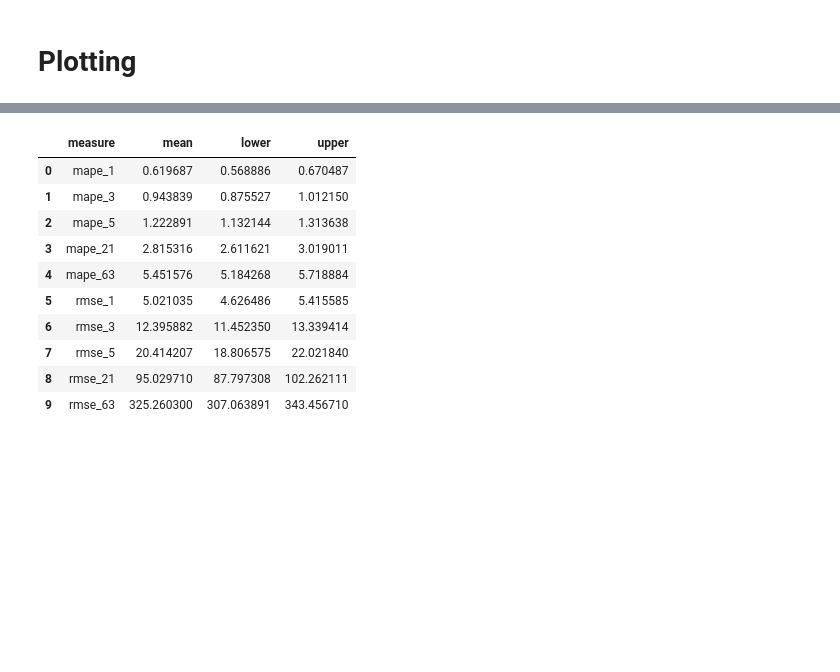
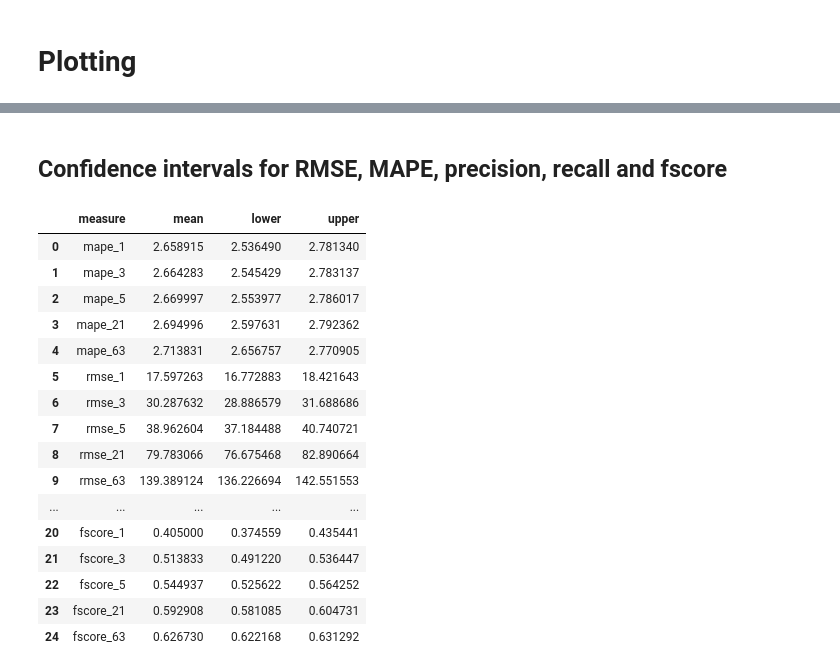
Before and after one commit to ulrikson/statistics-thesis, a Jupyter notebook: lstm2.ipynb, the cells around one changed output, grey strips where cells are left out. Cells and saved outputs as stored; diff of their text form; code cells hidden in the pictures; blank space fills up the shorter version.

```diff
--- a/lstm2.ipynb
+++ b/lstm2.ipynb
@@ -288,7 +288,7 @@ def confusion_matrix(df):
     return conf
 
 
-confusion = confusion_matrix(new_df(63))
+confusion = confusion_matrix(new_df(3))
 precision = confusion.iloc[0, 0] / (confusion.iloc[0, 0] + confusion.iloc[1, 0])
 recall = confusion.iloc[0, 0] / (confusion.iloc[0, 0] + confusion.iloc[0, 1])
 f_score = 2 * precision * recall / (precision + recall)
@@ -312,0 +349,33 @@ plt.legend()
+# %%
+# Creating dataframe columns (error, absolute error, actual_up, forecast_up och confusion (TP, FP, TN, FN))
+lstm_cross_df = pd.read_csv('data/lstm_cross_val.csv')
+
+# adding first row of data based on last row of test data
+new_data = []
+new_data.insert(0, {'time':0, 'Close': 621.38, 'forecast': 621.38})
+lstm_cross_df = pd.concat([pd.DataFrame(new_data), lstm_cross_df], ignore_index=True)
+
+# creating error and up columns
+lstm_cross_df['error'] = lstm_cross_df['forecast'] - lstm_cross_df['Close']
+lstm_cross_df['abs_error'] = np.abs(lstm_cross_df['forecast'] - lstm_cross_df['Close'])
+lstm_cross_df['actual_up'] = lstm_cross_df['Close'].diff(1) > 0
+lstm_cross_df['forecast_up'] = lstm_cross_df['forecast'].diff(1) > 0
+
+def confusion(actual, forecast):
+    if (actual and forecast):
+        return 'TP'
+
+    if (actual and not forecast):
+        return 'FN'
+
+    if (not actual and forecast):
+        return 'FP'
+
+    if (not actual and not forecast):
+        return 'TN'
+
+    return False
+
+lstm_cross_df['confusion'] = lstm_cross_df.apply(lambda x: confusion(x['actual_up'], x['forecast_up']), axis=1)
+
+lstm_cross_df.head(5)
@@ -380,29 +505,37 @@ cross_df.describe()
+# %% [markdown]
+## Confidence intervals for RMSE, MAPE, precision, recall and fscore
 # %%
 n = cross_df.count()[0]
 mean = cross_df.mean()
 upper = cross_df.mean() + 1.96 * cross_df.std() / math.sqrt(n)
 lower = cross_df.mean() - 1.96 * cross_df.std() / math.sqrt(n)
 
 ci_df = pd.DataFrame(columns=['measure', 'mean', 'lower', 'upper'])
 
-for i in range(10):
+for i in range(25):
     ci_df = ci_df.append({
         'measure': cross_df.columns[i],
         'mean': mean[i],
         'lower': lower[i],
         'upper': upper[i]
     }, ignore_index=True)
 
 ci_df
 # %% [output]
 |  | measure | mean | lower | upper |
-| 0 | mape_1 | 0.619687 | 0.568886 | 0.670487 |
-| 1 | mape_3 | 0.943839 | 0.875527 | 1.012150 |
-| 2 | mape_5 | 1.222891 | 1.132144 | 1.313638 |
-| 3 | mape_21 | 2.815316 | 2.611621 | 3.019011 |
-| 4 | mape_63 | 5.451576 | 5.184268 | 5.718884 |
-| 5 | rmse_1 | 5.021035 | 4.626486 | 5.415585 |
-| 6 | rmse_3 | 12.395882 | 11.452350 | 13.339414 |
-| 7 | rmse_5 | 20.414207 | 18.806575 | 22.021840 |
-| 8 | rmse_21 | 95.029710 | 87.797308 | 102.262111 |
-| 9 | rmse_63 | 325.260300 | 307.063891 | 343.456710 |
+| 0 | mape_1 | 2.658915 | 2.536490 | 2.781340 |
+| 1 | mape_3 | 2.664283 | 2.545429 | 2.783137 |
+| 2 | mape_5 | 2.669997 | 2.553977 | 2.786017 |
+| 3 | mape_21 | 2.694996 | 2.597631 | 2.792362 |
+| 4 | mape_63 | 2.713831 | 2.656757 | 2.770905 |
+| 5 | rmse_1 | 17.597263 | 16.772883 | 18.421643 |
+| 6 | rmse_3 | 30.287632 | 28.886579 | 31.688686 |
+| 7 | rmse_5 | 38.962604 | 37.184488 | 40.740721 |
+| 8 | rmse_21 | 79.783066 | 76.675468 | 82.890664 |
+| 9 | rmse_63 | 139.389124 | 136.226694 | 142.551553 |
+| ... | ... | ... | ... | ... |
+| 20 | fscore_1 | 0.405000 | 0.374559 | 0.435441 |
+| 21 | fscore_3 | 0.513833 | 0.491220 | 0.536447 |
+| 22 | fscore_5 | 0.544937 | 0.525622 | 0.564252 |
+| 23 | fscore_21 | 0.592908 | 0.581085 | 0.604731 |
+| 24 | fscore_63 | 0.626730 | 0.622168 | 0.631292 |
```
Also changed, not shown: parts of 16 cells of this notebook, 3 other files.
